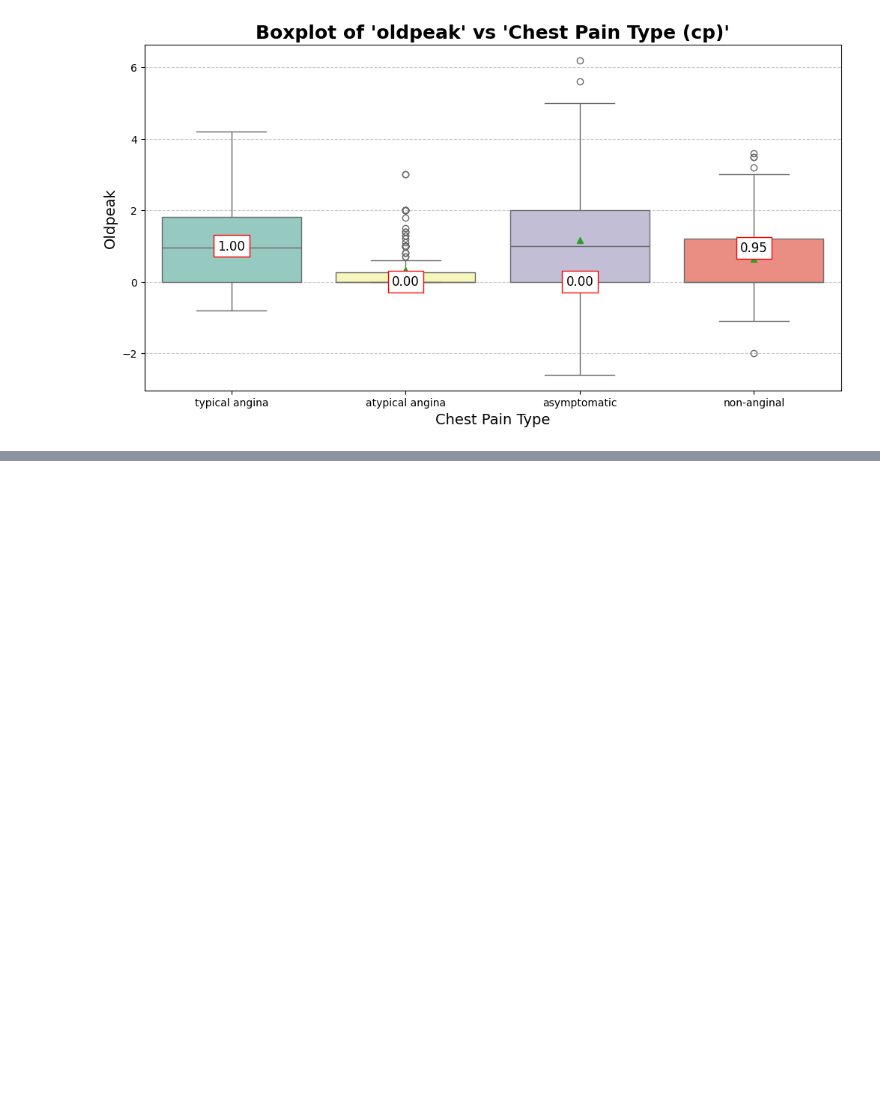
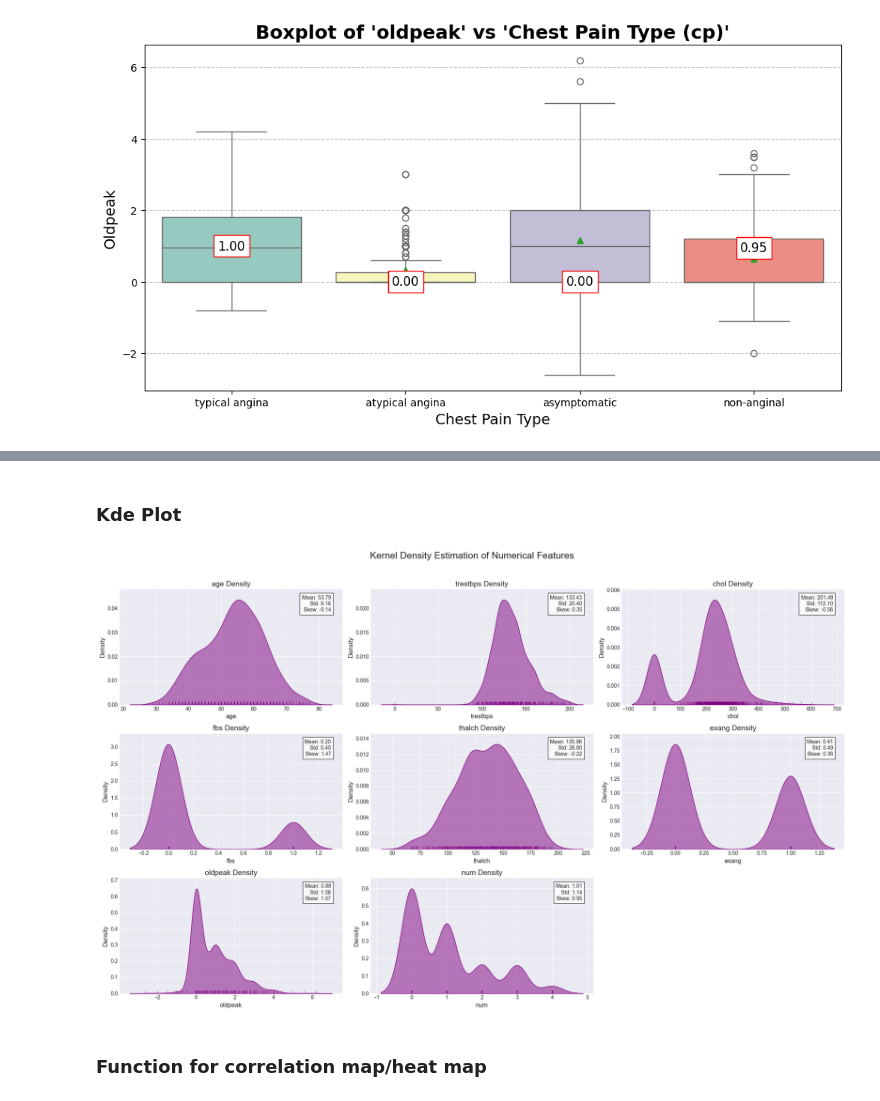
Before and after one commit to Ayush-dhabale/ExeclR_Assignments, a Jupyter notebook: Decision Trees/eda.ipynb, the cells around one changed output, grey strips where cells are left out. Saved outputs shown, nothing was run; the diff lists cells and outputs as text; code cells hidden in the pictures; blank space fills up the shorter version.

```diff
--- a/Decision Trees/eda.ipynb
+++ b/Decision Trees/eda.ipynb
@@ -258,0 +390,36 @@ plt.show()
+# %%
+def create_kde_plots(data, features, figsize=(20, 12)):
+    plt.style.use('seaborn-v0_8-darkgrid')
+    n_features = len(features)
+    n_cols = 3
+    n_rows = (n_features + n_cols - 1) // n_cols
+
+    fig, axes = plt.subplots(n_rows, n_cols, figsize=figsize)
+    fig.suptitle('Kernel Density Estimation of Numerical Features', fontsize=18, y=1.02)
+
+    for idx, feature in enumerate(features):
+        row, col = divmod(idx, n_cols)
+        ax = axes[row, col] if n_rows > 1 else axes[col]
+        sns.kdeplot(data=data[feature], ax=ax, fill=True, color='purple', alpha=0.5)
+        sns.rugplot(data=data[feature], ax=ax, color='purple', alpha=0.5)
+        mean_val, std_val, skew_val = data[feature].mean(), data[feature].std(), data[feature].skew()
+        stats_text = f'Mean: {mean_val:.2f}\nStd: {std_val:.2f}\nSkew: {skew_val:.2f}'
+        ax.text(0.95, 0.95, stats_text, transform=ax.transAxes, fontsize=10, verticalalignment='top', horizontalalignment='right', bbox=dict(facecolor='white', alpha=0.8))
+        ax.set_title(f'{feature} Density', fontsize=14)
+        ax.set_xlabel(feature, fontsize=12)
+        ax.set_ylabel('Density', fontsize=12)
+
+    for idx in range(n_features, n_rows * n_cols):
+        row, col = divmod(idx, n_cols)
+        fig.delaxes(axes[row, col] if n_rows > 1 else axes[col])
+
+    plt.tight_layout()
+# %% [markdown]
+### Kde Plot
+# %%
+create_kde_plots(data = df,
+                features= numerical_columns)
+# %% [output]
+[figure, added]
+# %% [markdown]
+### Function for correlation map/heat map
```
Also changed, not shown: parts of 72 cells of this notebook, 1 other file.
